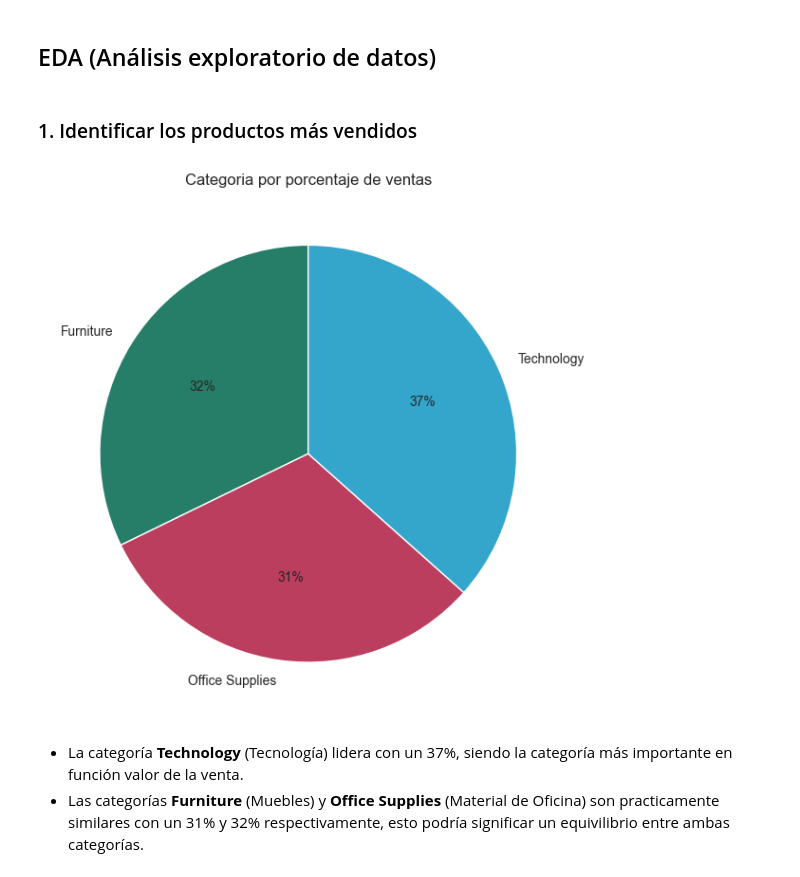
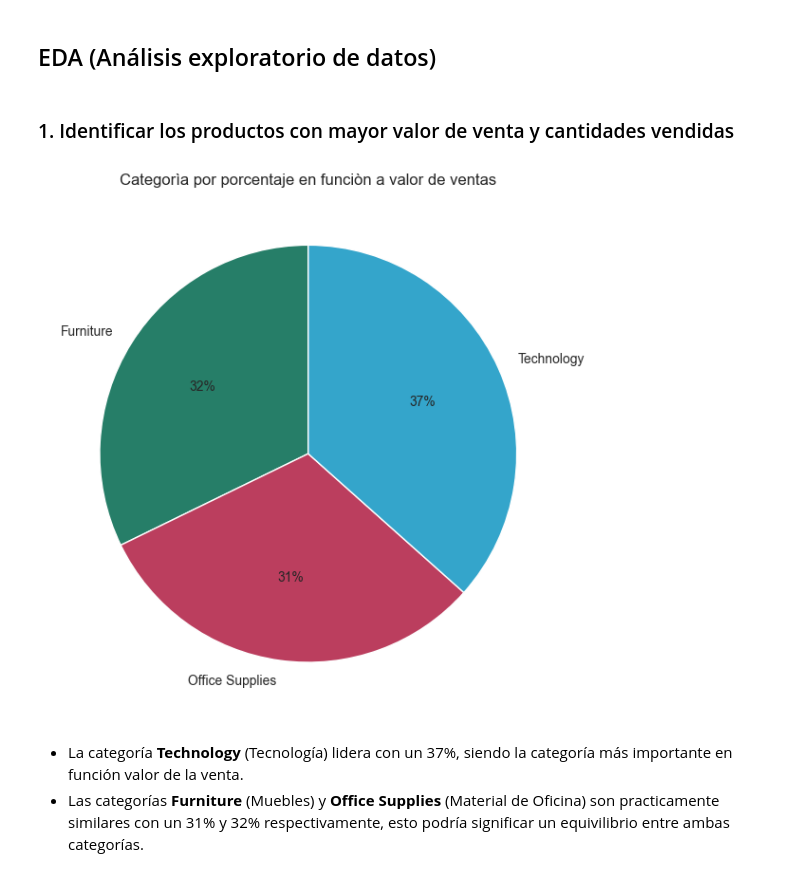
Before and after one commit to JBolaOcho/Superstore_Sales_Analysis, a Jupyter notebook: notebooks/1_EDA.ipynb, the cells around one changed output. Cells and saved outputs as stored; diff of their text form; code cells hidden in the pictures.

```diff
--- a/notebooks/1_EDA.ipynb
+++ b/notebooks/1_EDA.ipynb
@@ -175,24 +175,24 @@ df.to_csv("../data/processed/clean_data.csv", index=False)
 # %% [markdown]
 ## EDA (Análisis exploratorio de datos)
 # %% [markdown]
-### 1. Identificar los productos más vendidos
+### 1. Identificar los productos con mayor valor de venta y cantidades vendidas
 # %%
 # Creamos un gráfico de pastel según ventas por categoría
 
 # Creamos la varible de colores por categoría
 category_colors = {"Technology": "#34A5CB", "Furniture": "#267E68", "Office Supplies": "#BB3E5E"}
 
 # Agrupamos categoría por numero de ventas
 sales_by_category = df.groupby("Category")["Sales"].sum().reset_index()
 
 # Creamos el gráfico de pastel
 plt.figure(figsize=(12, 6))
 plt.pie(sales_by_category["Sales"], labels=sales_by_category["Category"], autopct="%1.f%%", startangle=90, colors=[category_colors[i] for i in sales_by_category["Category"]])
-plt.title("Categoria por porcentaje de ventas")
+plt.title("Categorìa por porcentaje en funciòn a valor de ventas")
 plt.tight_layout()
 plt.show()
 # %% [output]
-[figure, old version]
+[figure, new version]
 # %% [markdown]
 - La categoría **Technology** (Tecnología) lidera con un 37%, siendo la categoría más importante en función valor de la venta.
 - Las categorías **Furniture** (Muebles) y **Office Supplies** (Material de Oficina) son practicamente similares con un 31% y 32% respectivamente, esto podría significar un equivilibrio entre ambas categorías.
```
Also changed, not shown: parts of 5 cells of this notebook.
